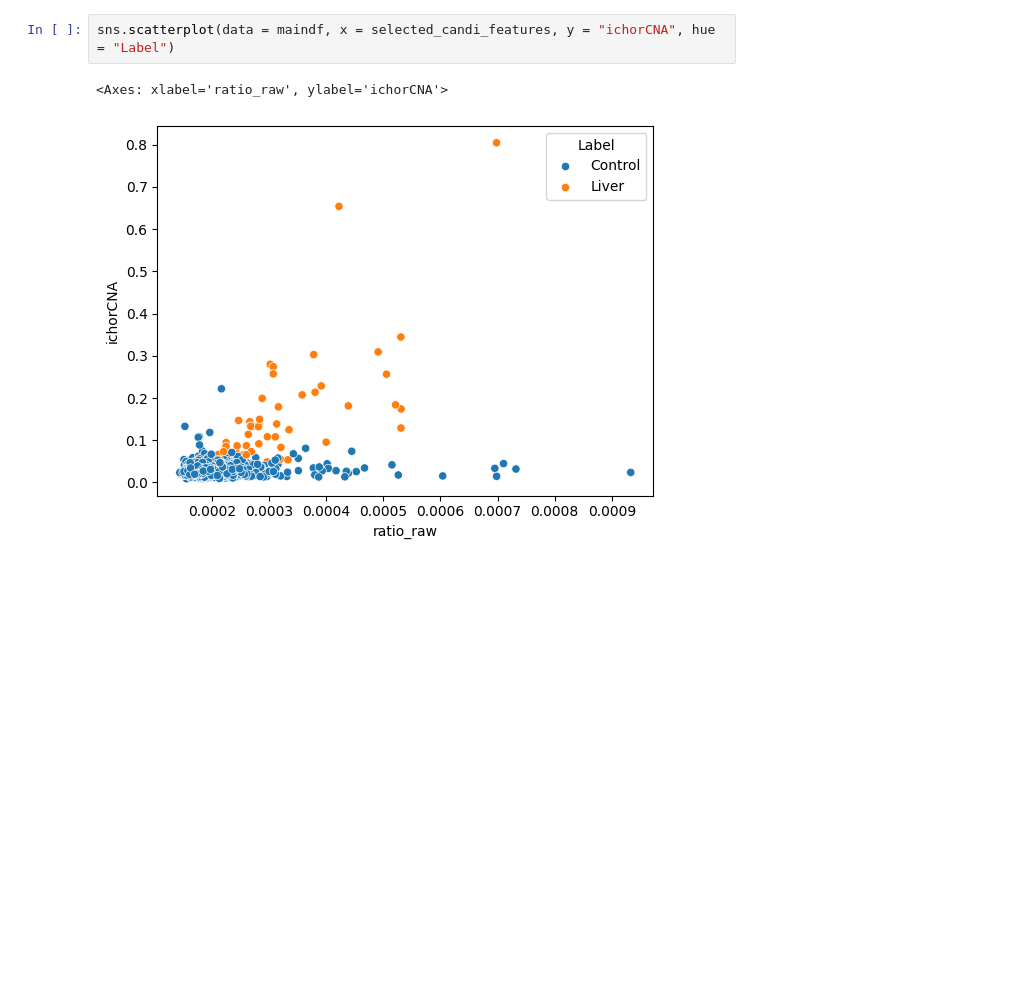
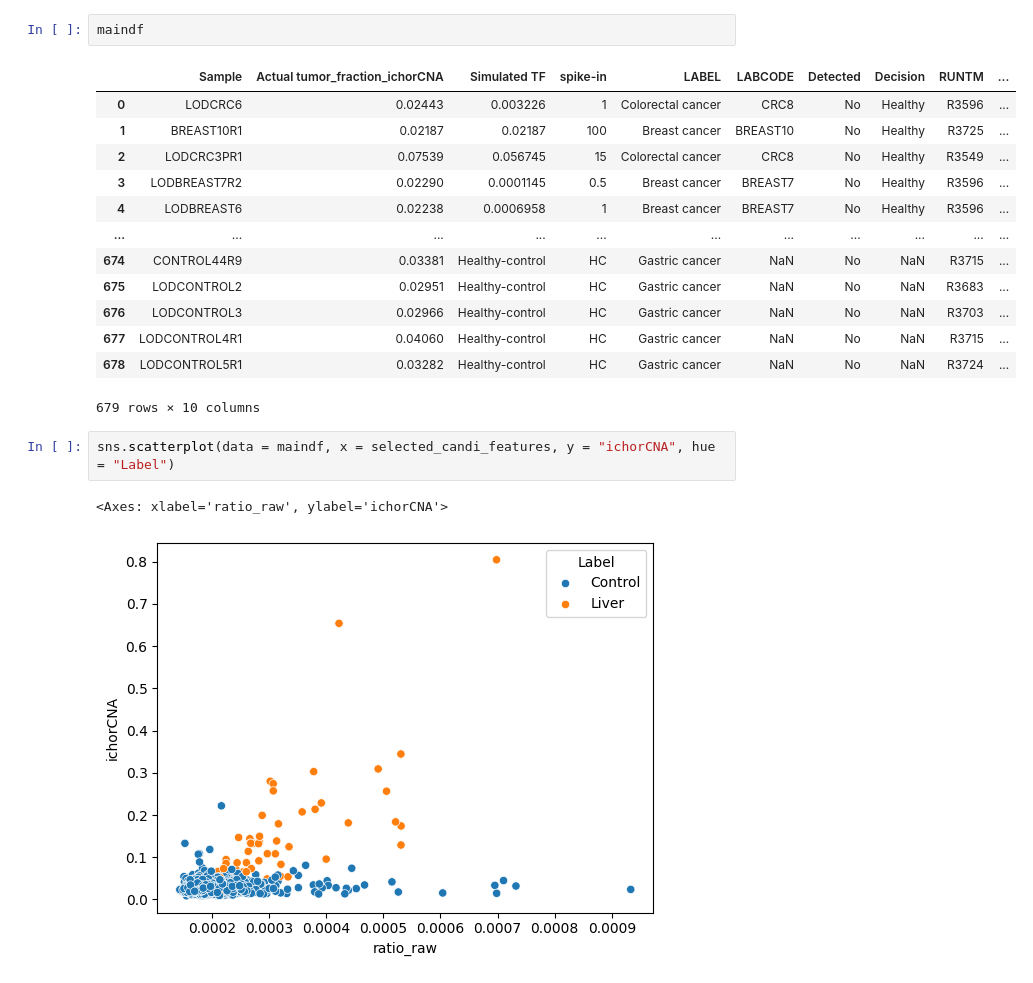
Before and after one commit to hieunguyen4193/tmd_features, a Jupyter notebook: TF01_pre_analysis.ipynb, the cells around one changed output. Cells and saved outputs as stored; diff of their text form; blank space fills up the shorter version.

```diff
--- a/TF01_pre_analysis.ipynb
+++ b/TF01_pre_analysis.ipynb
@@ -61,3 +77,19 @@ tf_sampledf
+# %%
+maindf
+# %% [output]
+|  | Sample | Actual tumor_fraction_ichorCNA | Simulated TF | spike-in | LABEL | LABCODE | Detected | Decision | RUNTM | ... |
+| 0 | LODCRC6 | 0.02443 | 0.003226 | 1 | Colorectal cancer | CRC8 | No | Healthy | R3596 | ... |
+| 1 | BREAST10R1 | 0.02187 | 0.02187 | 100 | Breast cancer | BREAST10 | No | Healthy | R3725 | ... |
+| 2 | LODCRC3PR1 | 0.07539 | 0.056745 | 15 | Colorectal cancer | CRC8 | No | Healthy | R3549 | ... |
+| 3 | LODBREAST7R2 | 0.02290 | 0.0001145 | 0.5 | Breast cancer | BREAST7 | No | Healthy | R3596 | ... |
+| 4 | LODBREAST6 | 0.02238 | 0.0006958 | 1 | Breast cancer | BREAST7 | No | Healthy | R3596 | ... |
+| ... | ... | ... | ... | ... | ... | ... | ... | ... | ... | ... |
+| 674 | CONTROL44R9 | 0.03381 | Healthy-control | HC | Gastric cancer | NaN | No | NaN | R3715 | ... |
+| 675 | LODCONTROL2 | 0.02951 | Healthy-control | HC | Gastric cancer | NaN | No | NaN | R3683 | ... |
+| 676 | LODCONTROL3 | 0.02966 | Healthy-control | HC | Gastric cancer | NaN | No | NaN | R3703 | ... |
+| 677 | LODCONTROL4R1 | 0.04060 | Healthy-control | HC | Gastric cancer | NaN | No | NaN | R3715 | ... |
+| 678 | LODCONTROL5R1 | 0.03282 | Healthy-control | HC | Gastric cancer | NaN | No | NaN | R3724 | ... |
+679 rows × 10 columns
 # %%
 sns.scatterplot(data = maindf, x = selected_candi_features, y = "ichorCNA", hue = "Label")
 # %% [output]
```
Also changed, not shown: parts of 3 cells of this notebook.
